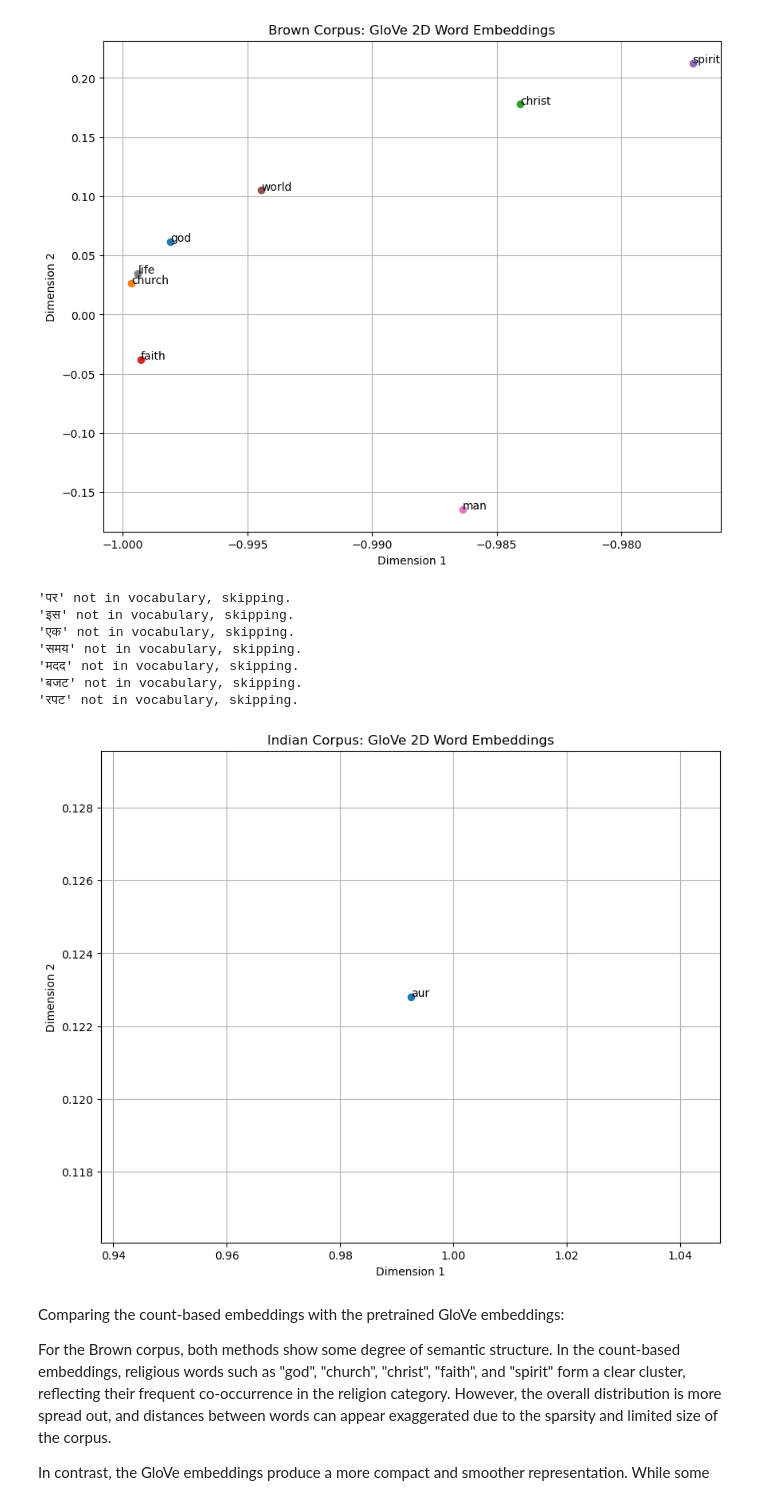
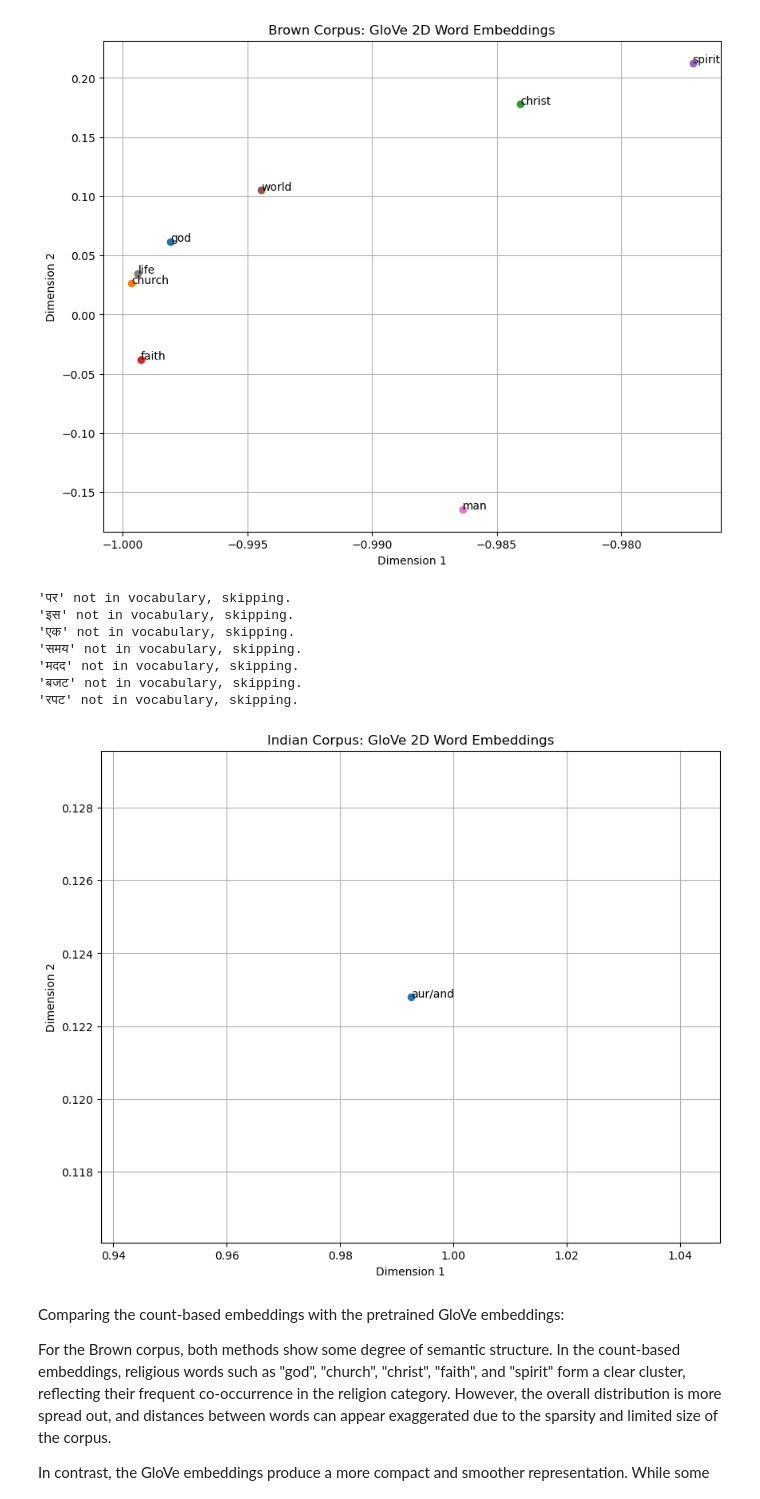
Before and after one commit to FieBergli/NLP_A2, a Jupyter notebook: NLP_2026_A2.ipynb, the cells around one changed output. Cells and saved outputs as stored; diff of their text form; code cells hidden in the pictures.

```diff
--- a/NLP_2026_A2.ipynb
+++ b/NLP_2026_A2.ipynb
@@ -632,27 +639,27 @@ plot_embeddings(M_reduced_normalized, word2ind, words_brown, "Brown Corpus: GloV
 # %%
 words_indian = ['पर', 'और', 'इस', 'एक', 'समय', 'मदद', 'बजट', 'रपट']
 
 label_map_indian = {
-    'पर': 'par',
-    'और': 'aur',
-    'इस': 'is',
-    'एक': 'ek',
-    'समय': 'samay',
-    'मदद': 'madad',
-    'बजट': 'bajat',
-    'रपट': 'rapat'
+    'पर': 'par/but',
+    'और': 'aur/and',
+    'इस': 'is/this',
+    'एक': 'ek/one',
+    'समय': 'samay/time',
+    'मदद': 'madad/help',
+    'बजट': 'bajat/budget',
+    'रपट': 'rapa/report'
 }
 
 plot_embeddings(M_reduced_normalized, word2ind, words_indian, "Indian Corpus: GloVe 2D Word Embeddings", label_map=label_map_indian)
 # %% [output]
 'पर' not in vocabulary, skipping.
 'इस' not in vocabulary, skipping.
 'एक' not in vocabulary, skipping.
 'समय' not in vocabulary, skipping.
 'मदद' not in vocabulary, skipping.
 'बजट' not in vocabulary, skipping.
 'रपट' not in vocabulary, skipping.
-[figure, old version]
+[figure, new version]
 # %% [markdown]
 Comparing the count-based embeddings with the pretrained GloVe embeddings:
 
```
Also changed, not shown: parts of 5 cells of this notebook.
